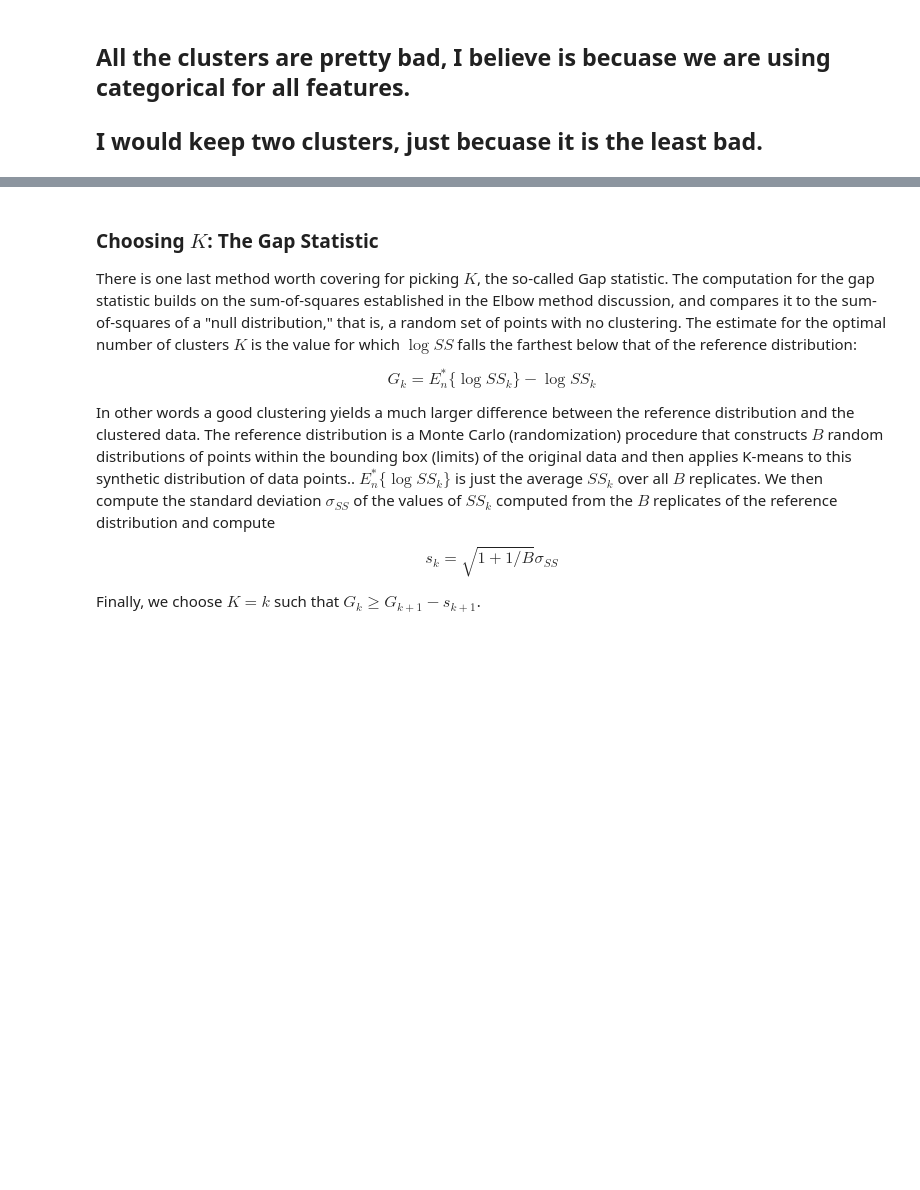
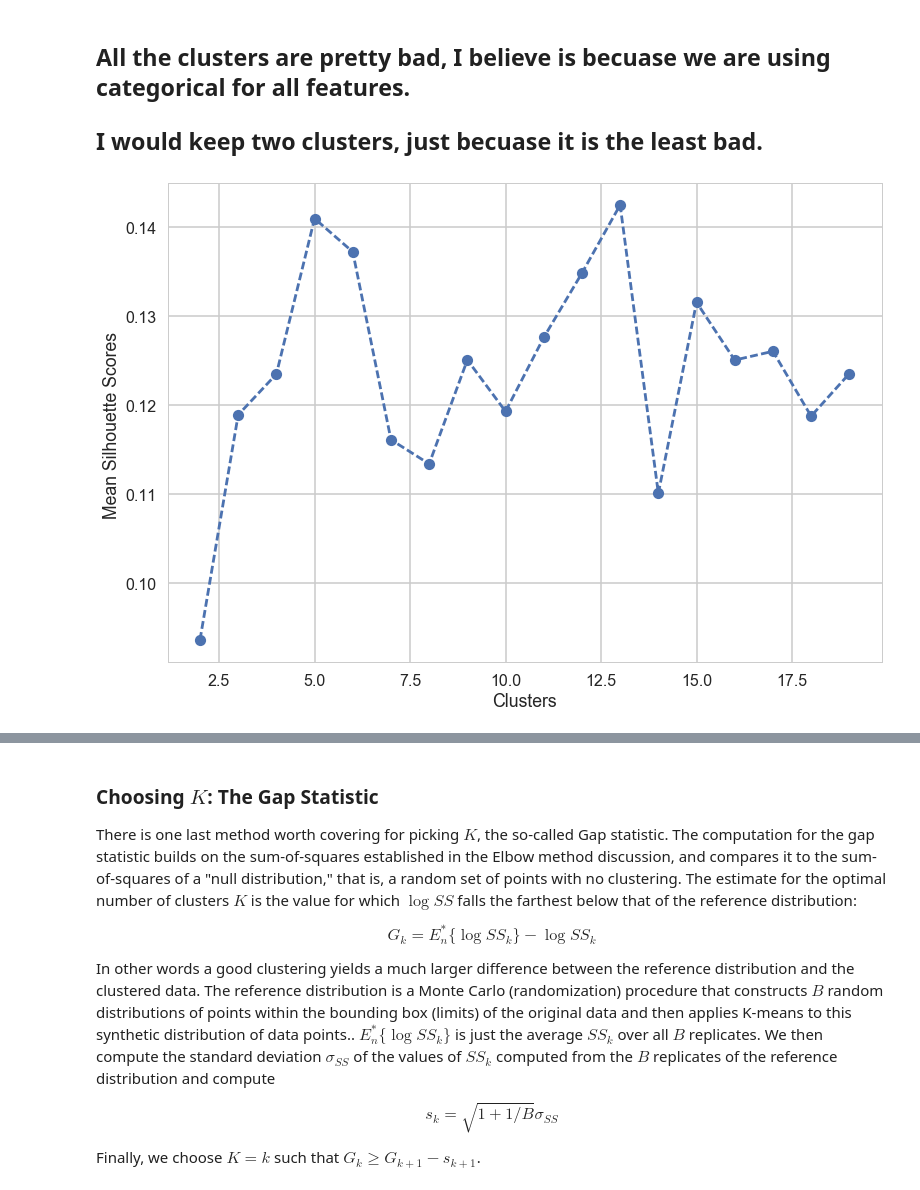
Before and after one commit to JCardenasRdz/SpringBoard, a Jupyter notebook: Projects/18_Clustering/Mini_Project_Clustering_Julio.ipynb, the cells around one changed output, grey strips where cells are left out. Cells and saved outputs as stored; diff of their text form; code cells hidden in the pictures; blank space fills up the shorter version.

```diff
--- a/Projects/18_Clustering/Mini_Project_Clustering_Julio.ipynb
+++ b/Projects/18_Clustering/Mini_Project_Clustering_Julio.ipynb
@@ -234,4 +234,10 @@ Fortunately, scikit-learn provides a function to compute this for us (phew!) cal
 # %% [markdown]
 ## All the clusters are pretty bad, I believe is becuase we are using categorical for all features.
 ## I would keep two clusters, just becuase it is the least bad.
+# %%
+%run silhouette
+range_n_clusters = np.arange(2,20,1)
+mean_silhouette_scores(x_cols,range_n_clusters)
+# %% [output]
+[figure, added]
 # %%
```
Also changed, not shown: parts of 11 cells of this notebook, 3 other files.
